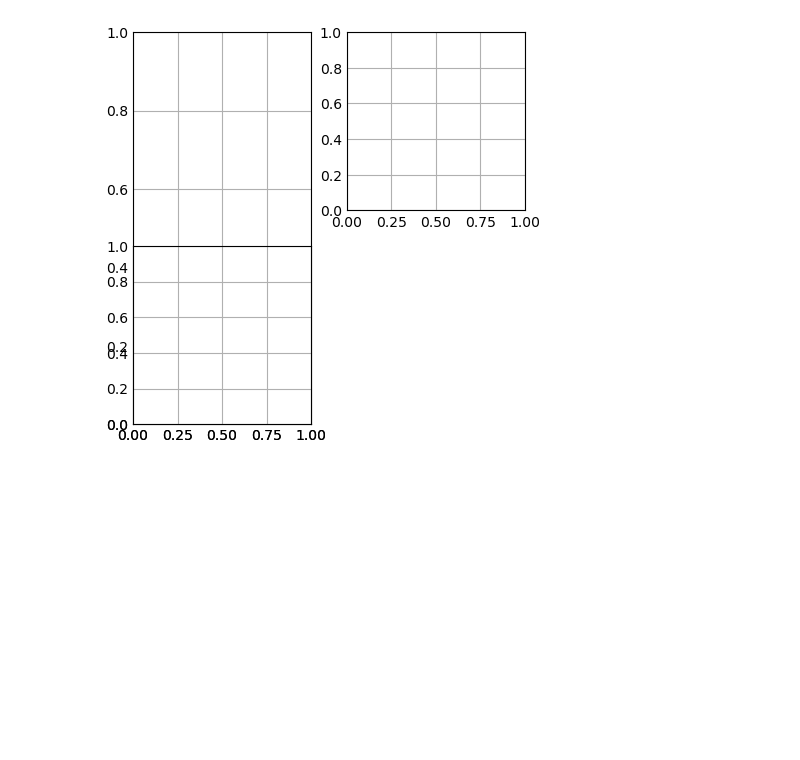
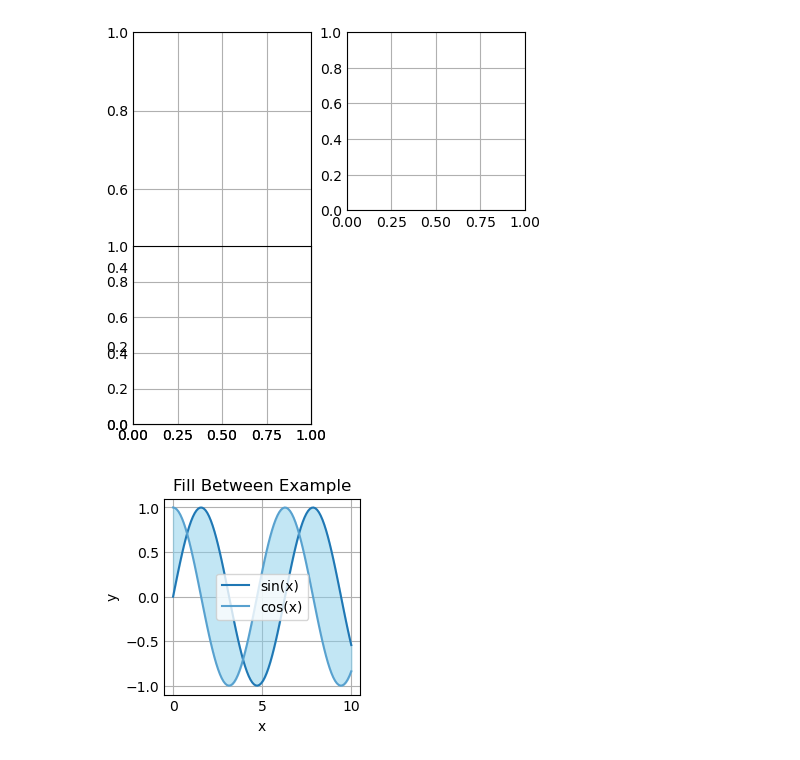
Before and after one commit to ProtacioUno/VinluanEner-Porfolio-Labs, a Jupyter notebook: Python Project/Untitled.ipynb, the cells around one changed output. Drawn from its saved outputs; the diff is of its cells as text; code cells hidden in the pictures; blank space fills up the shorter version.

```diff
--- a/Python Project/Untitled.ipynb
+++ b/Python Project/Untitled.ipynb
@@ -149,3 +175,23 @@ y = np.random.randint( 10 , 25 , size=5)
 # ax1.bar(x, y)
 # %% [output]
 [figure]
+# %%
+import matplotlib.pyplot as plt
+import numpy as np
+
+x = np.linspace(0, 10, 100)
+y1 = np.sin(x)
+y2 = np.cos(x)
+
+plt.plot(x, y1, label='sin(x)')
+plt.plot(x, y2, label='cos(x)')
+plt.fill_between(x, y1, y2, color='skyblue', alpha=0.5)  # Fill the area between y1 and y2 with sky blue color
+
+plt.xlabel('x')
+plt.ylabel('y')
+plt.title('Fill Between Example')
+plt.legend()
+plt.grid(True)
+plt.show()
+# %% [output]
+[figure, added]
```
Also changed, not shown: parts of 7 cells of this notebook.
